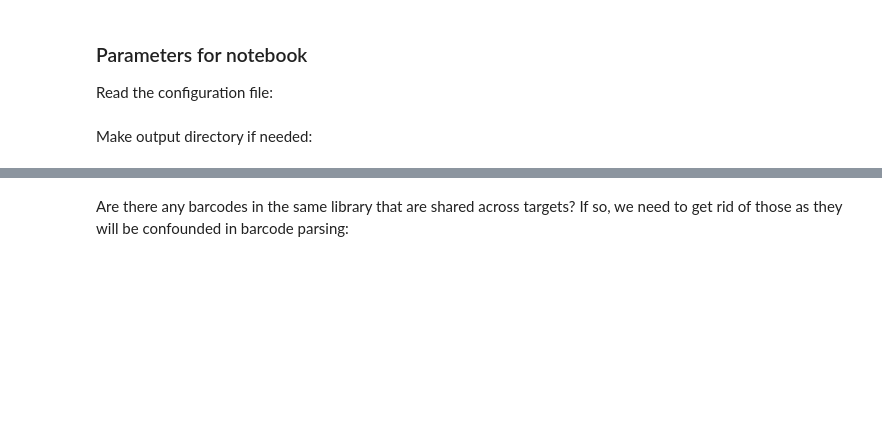
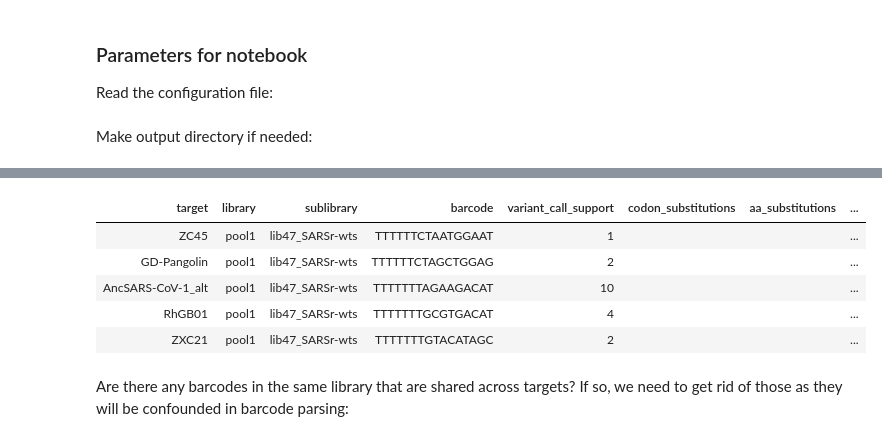
Before and after one commit to tstarrlab/SARSr-CoV_MAP_PRD0038-vaccine, a Jupyter notebook: count_variants.ipynb, the cells around one changed output, grey strips where cells are left out. Drawn from its saved outputs; the diff is of its cells as text; code cells hidden in the pictures; blank space fills up the shorter version.

```diff
--- a/count_variants.ipynb
+++ b/count_variants.ipynb
@@ -87,3 +64,14 @@ display(HTML(variants.tail().to_html(index=False)))
+# %%
+variants = pd.read_csv(config['codon_variant_table'], na_filter=None)
+
+display(HTML(variants.tail().to_html(index=False)))
+# %% [output]
+| target | library | sublibrary | barcode | variant_call_support | codon_substitutions | aa_substitutions | ... |
+| ZC45 | pool1 | lib47_SARSr-wts | TTTTTTCTAATGGAAT | 1 |  |  | ... |
+| GD-Pangolin | pool1 | lib47_SARSr-wts | TTTTTTCTAGCTGGAG | 2 |  |  | ... |
+| AncSARS-CoV-1_alt | pool1 | lib47_SARSr-wts | TTTTTTTAGAAGACAT | 10 |  |  | ... |
+| RhGB01 | pool1 | lib47_SARSr-wts | TTTTTTTGCGTGACAT | 4 |  |  | ... |
+| ZXC21 | pool1 | lib47_SARSr-wts | TTTTTTTGTACATAGC | 2 |  |  | ... |
 # %% [markdown]
 Are there any barcodes in the same library that are shared across targets?
 If so, we need to get rid of those as they will be confounded in barcode parsing:
```
Also changed, not shown: parts of 6 cells of this notebook, 11 other files.
